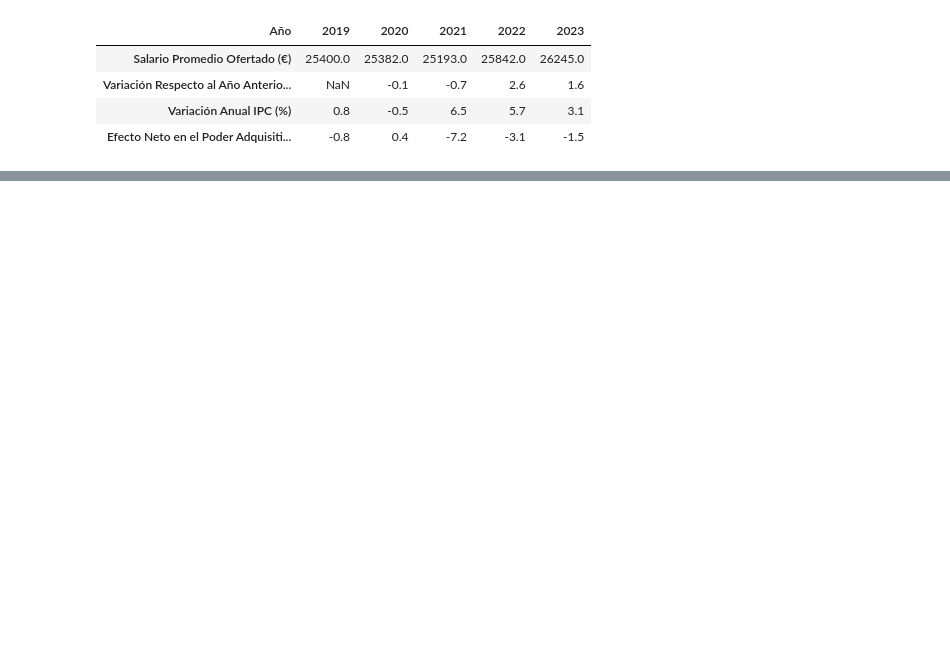
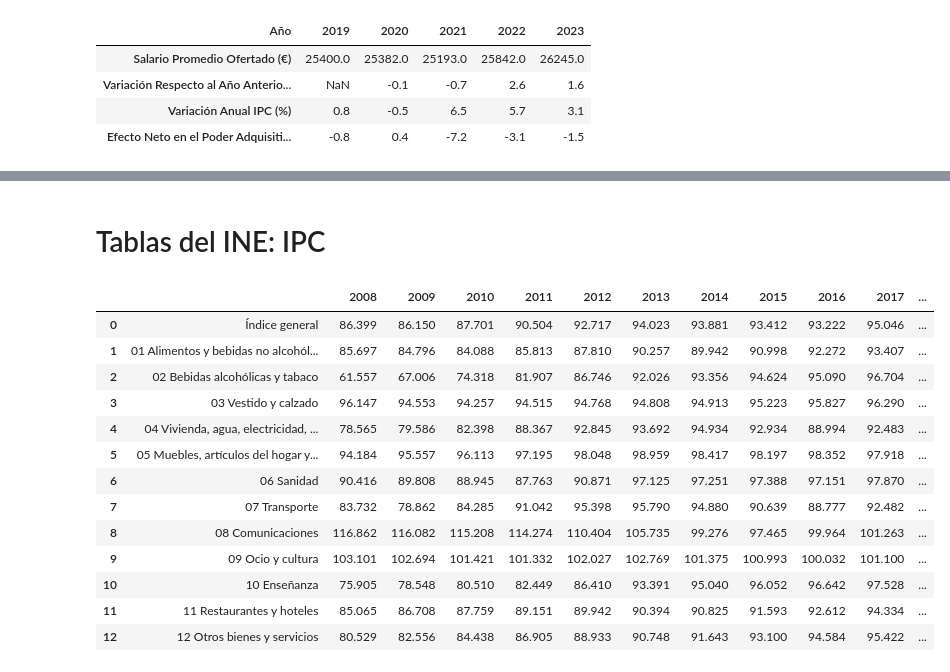
Before and after one commit to adrianbenitezrueda/first-project-data, a Jupyter notebook: main_josemi.ipynb, the cells around one changed output, grey strips where cells are left out. Drawn from its saved outputs; the diff is of its cells as text; code cells hidden in the pictures; blank space fills up the shorter version.

```diff
--- a/main_josemi.ipynb
+++ b/main_josemi.ipynb
@@ -33,0 +89,21 @@ salarios_ij_2023
+# %% [markdown]
+# Tablas del INE: IPC
+# %%
+ipc_nacional_general_y_grupos = pd.read_excel("databases/ipc/ipc_nacional_general_y_grupos/22344.xlsx", skiprows = 7)
+ipc_nacional_general_y_grupos = ipc_nacional_general_y_grupos.iloc[:-6]
+ipc_nacional_general_y_grupos
+# %% [output]
+|  |  | 2008 | 2009 | 2010 | 2011 | 2012 | 2013 | 2014 | 2015 | 2016 | 2017 | ... |
+| 0 | Índice general | 86.399 | 86.150 | 87.701 | 90.504 | 92.717 | 94.023 | 93.881 | 93.412 | 93.222 | 95.046 | ... |
+| 1 | 01 Alimentos y bebidas no alcohól... | 85.697 | 84.796 | 84.088 | 85.813 | 87.810 | 90.257 | 89.942 | 90.998 | 92.272 | 93.407 | ... |
+| 2 | 02 Bebidas alcohólicas y tabaco | 61.557 | 67.006 | 74.318 | 81.907 | 86.746 | 92.026 | 93.356 | 94.624 | 95.090 | 96.704 | ... |
+| 3 | 03 Vestido y calzado | 96.147 | 94.553 | 94.257 | 94.515 | 94.768 | 94.808 | 94.913 | 95.223 | 95.827 | 96.290 | ... |
+| 4 | 04 Vivienda, agua, electricidad, ... | 78.565 | 79.586 | 82.398 | 88.367 | 92.845 | 93.692 | 94.934 | 92.934 | 88.994 | 92.483 | ... |
+| 5 | 05 Muebles, artículos del hogar y... | 94.184 | 95.557 | 96.113 | 97.195 | 98.048 | 98.959 | 98.417 | 98.197 | 98.352 | 97.918 | ... |
+| 6 | 06 Sanidad | 90.416 | 89.808 | 88.945 | 87.763 | 90.871 | 97.125 | 97.251 | 97.388 | 97.151 | 97.870 | ... |
+| 7 | 07 Transporte | 83.732 | 78.862 | 84.285 | 91.042 | 95.398 | 95.790 | 94.880 | 90.639 | 88.777 | 92.482 | ... |
+| 8 | 08 Comunicaciones | 116.862 | 116.082 | 115.208 | 114.274 | 110.404 | 105.735 | 99.276 | 97.465 | 99.964 | 101.263 | ... |
+| 9 | 09 Ocio y cultura | 103.101 | 102.694 | 101.421 | 101.332 | 102.027 | 102.769 | 101.375 | 100.993 | 100.032 | 101.100 | ... |
+| 10 | 10 Enseñanza | 75.905 | 78.548 | 80.510 | 82.449 | 86.410 | 93.391 | 95.040 | 96.052 | 96.642 | 97.528 | ... |
+| 11 | 11 Restaurantes y hoteles | 85.065 | 86.708 | 87.759 | 89.151 | 89.942 | 90.394 | 90.825 | 91.593 | 92.612 | 94.334 | ... |
+| 12 | 12 Otros bienes y servicios | 80.529 | 82.556 | 84.438 | 86.905 | 88.933 | 90.748 | 91.643 | 93.100 | 94.584 | 95.422 | ... |
```
Also changed, not shown: parts of 10 cells of this notebook, 4 other files.
